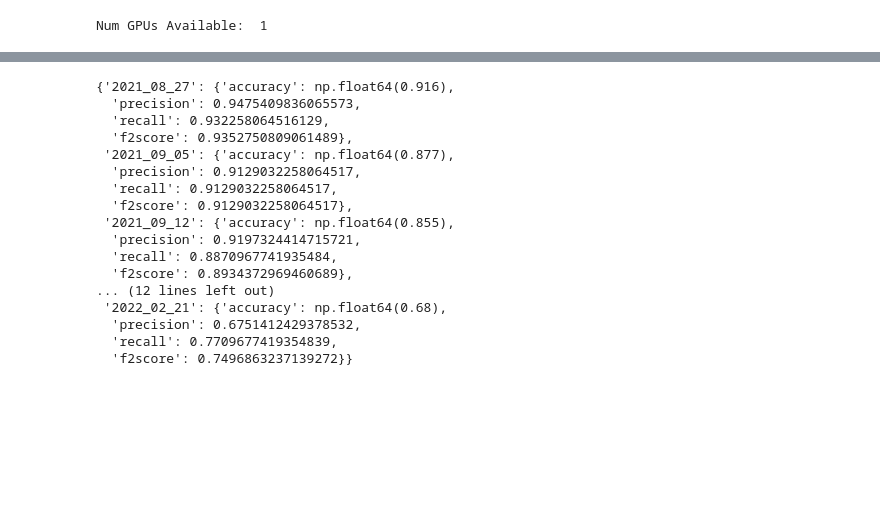
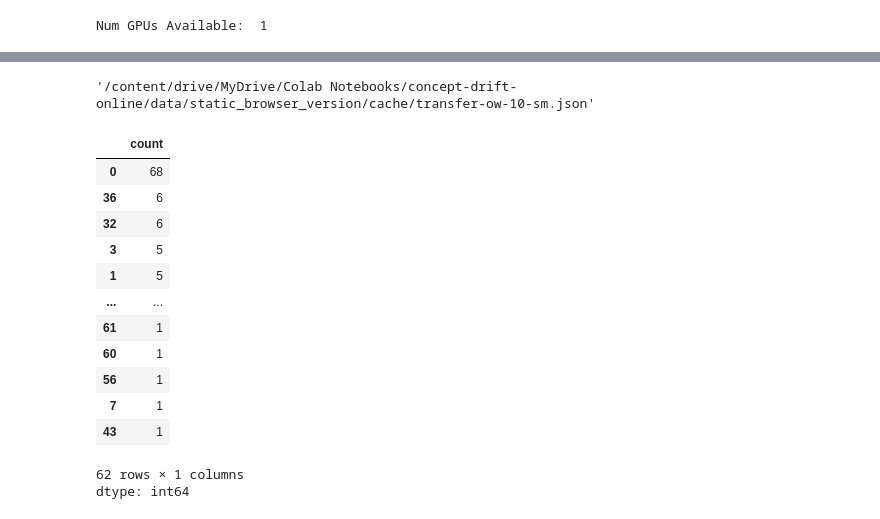
Before and after one commit to tolikshus/concept-drift, a Jupyter notebook: notebooks/concept-drift-transfer.ipynb, the cells around one changed output, grey strips where cells are left out. Cells and saved outputs as stored; diff of their text form; code cells hidden in the pictures; blank space fills up the shorter version.

```diff
--- a/notebooks/concept-drift-transfer.ipynb
+++ b/notebooks/concept-drift-transfer.ipynb
@@ -126,20 +174,0 @@ Date: 2022_02_21, Accuracy: 0.68, Precision (Non-sensitive): 0.6751412429378532,
-# %%
-results
-# %% [output]
-{'2021_08_27': {'accuracy': np.float64(0.916),
-  'precision': 0.9475409836065573,
-  'recall': 0.932258064516129,
-  'f2score': 0.9352750809061489},
- '2021_09_05': {'accuracy': np.float64(0.877),
-  'precision': 0.9129032258064517,
-  'recall': 0.9129032258064517,
-  'f2score': 0.9129032258064517},
- '2021_09_12': {'accuracy': np.float64(0.855),
-  'precision': 0.9197324414715721,
-  'recall': 0.8870967741935484,
-  'f2score': 0.8934372969460689},
-... (12 lines left out)
- '2022_02_21': {'accuracy': np.float64(0.68),
-  'precision': 0.6751412429378532,
-  'recall': 0.7709677419354839,
-  'f2score': 0.7496863237139272}}
@@ -145,0 +180,23 @@ results
+# %%
+data_path+f'/transfer-ow-{n_incremental_samples_per_website}-sm.json'
+# %% [output]
+'/content/drive/MyDrive/Colab Notebooks/concept-drift-online/data/static_browser_version/cache/transfer-ow-10-sm.json'
+# %%
+import numpy as np
+import pandas as pd
+pd.Series(labels.numpy().argmax(axis=1)).value_counts()
+# %% [output]
+|  | count |
+| 0 | 68 |
+| 36 | 6 |
+| 32 | 6 |
+| 3 | 5 |
+| 1 | 5 |
+| ... | ... |
+| 61 | 1 |
+| 60 | 1 |
+| 56 | 1 |
+| 7 | 1 |
+| 43 | 1 |
+62 rows × 1 columns
+dtype: int64
```
Also changed, not shown: parts of 10 cells of this notebook, 8 other files.
